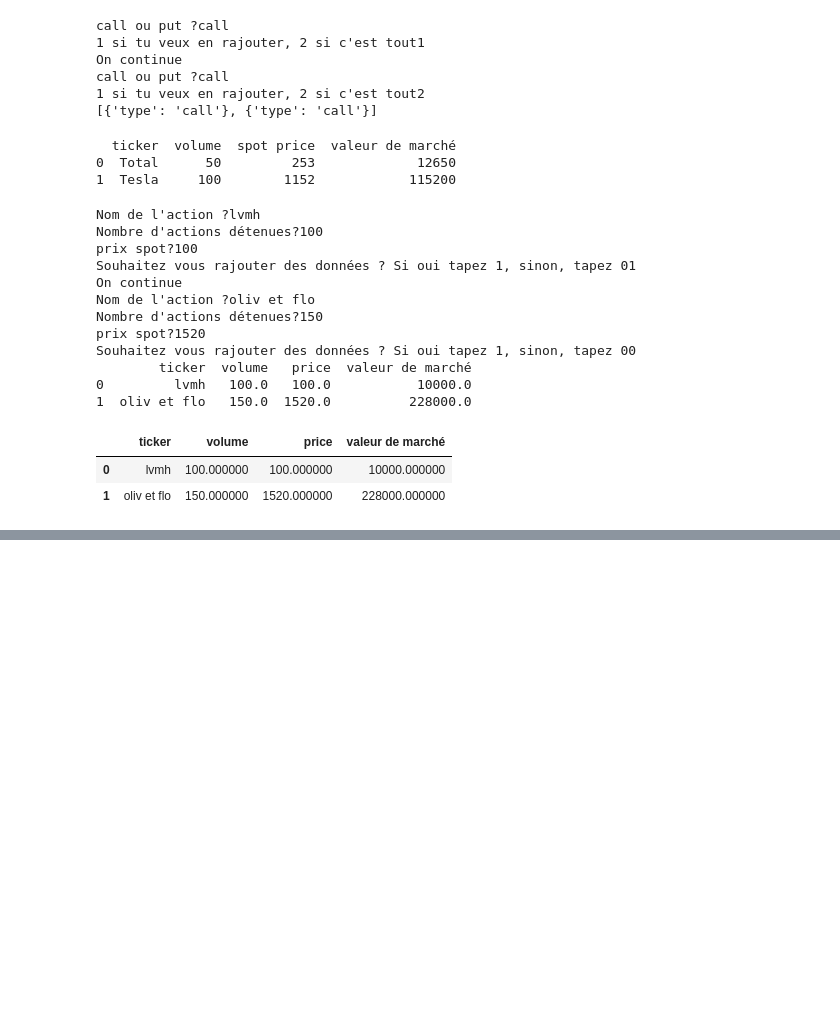
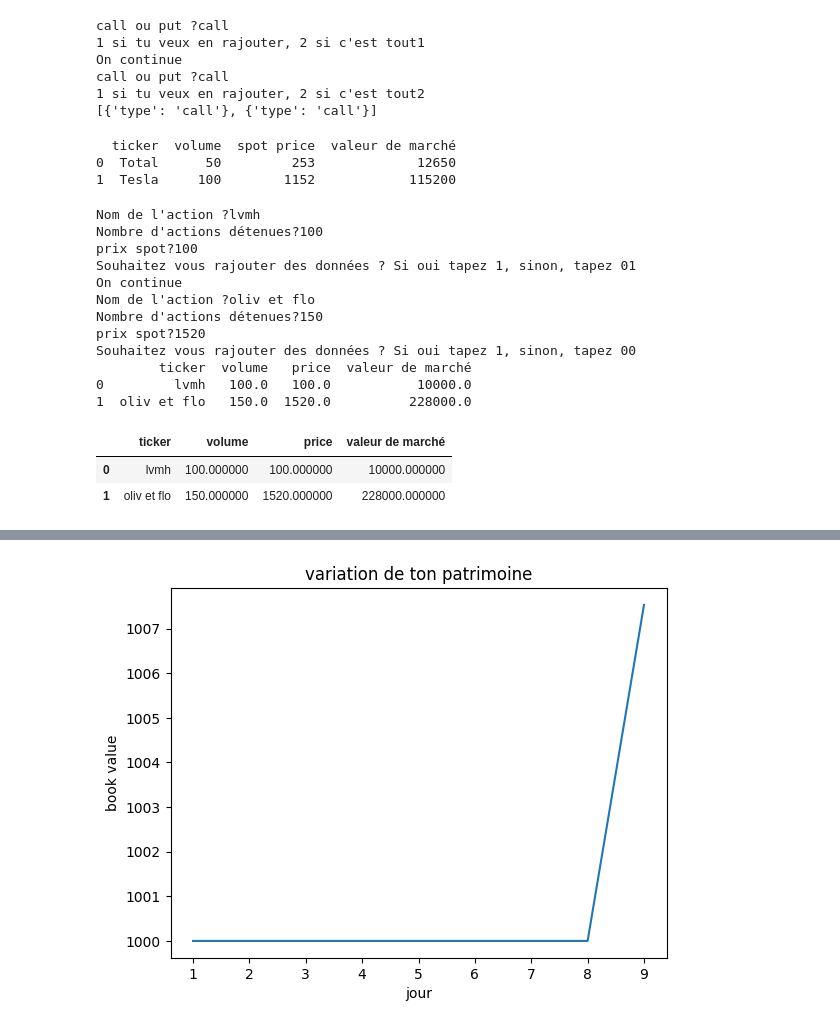
Before and after one commit to fef40/bsm_greeks, a Jupyter notebook: Entrainement.ipynb, the cells around one changed output, grey strips where cells are left out. Drawn from its saved outputs; the diff is of its cells as text; code cells hidden in the pictures; blank space fills up the shorter version.

```diff
--- a/Entrainement.ipynb
+++ b/Entrainement.ipynb
@@ -162,3 +162,21 @@ Souhaitez vous rajouter des données ? Si oui tapez 1, sinon, tapez 00
 |  | ticker | volume | price | valeur de marché |
 | 0 | lvmh | 100.000000 | 100.000000 | 10000.000000 |
 | 1 | oliv et flo | 150.000000 | 1520.000000 | 228000.000000 |
+# %%
+import random
+import time
+
+prix=100
+historique=[prix]
+
+vol=float(input("Quelle est la vol?"))*100
+
+for i in range(5):
+  variation=random.uniform(-vol,vol)
+  prix+=variation
+  historique.append(round(prix,2))
+  print("Prix actuel",round(prix,2))
+  time.sleep(0.1)
+
+for p in historique:
+  print(int(p/5)*"█")
@@ -164,0 +235,76 @@ Souhaitez vous rajouter des données ? Si oui tapez 1, sinon, tapez 00
+# %%
+import random
+import matplotlib.pyplot as plt
+
+prix=100
+argent=1000
+actions=0
+
+net_worth=[]
+net_worth.append(argent + prix*actions)
+
+def journee_de_trading (prix,argent,actions,i):
+  print(f"Tour n°{i+1},Prix:{prix}")
+  print(f"Cash:{argent},Actions:{actions}")
+  choix=input("Acheter ? (a), Vendre ? (v), Conserver ? (c)").strip().lower()
+  if choix=="a" and argent>=prix:
+        actions+=1
+        argent-=prix
+        patrimoine=argent+prix*actions
+        net_worth.append(patrimoine)
+        print("You bought one share you rocky trader ! HODL")
+        print("="*30)
+  elif choix=="v" and actions>0:
+        actions-=1
+        argent+=prix
+        patrimoine=argent+prix*actions
+        net_worth.append(patrimoine)
+        print("You sold one share you bearish wimp...")
+        print("="*30)
+  elif choix=="c":
+        patrimoine=argent+prix*actions
+        net_worth.append(patrimoine)
+        print("You did nothing, passive investor")
+        print("="*30)
+  else:
+        print("tu veux trader et tu n'arrives pas à rentrer la bonne lettre ?")
+  return argent, actions
+
+
+for i in range(10):
+  x=random.gauss(0,1)
+  if x>1.65:
+    print(f"Tour {i+1} ENORME CRASH !")
+    prix-=30
+    argent,actions=journee_de_trading(prix,argent,actions,i)
+
+  elif x<-1.65:
+    print(f"Tour {i+1} Christine Lagarde poste dans r/wallstreetbets :ENORME RUSH BOURSIER !")
+    prix+=30
+    argent,actions=journee_de_trading(prix,argent,actions,i)
+
+  else:
+      variation= random.uniform(-10,10)
+      prix+=variation
+      prix=round(prix,2)
+      argent,actions=journee_de_trading(prix,argent,actions,i)
+
+net_worth_finale=argent+actions*prix
+PNL=net_worth_finale-1000
+print("Ton PNL est de ",PNL)
+if PNL>0:
+  print("Pierre, Pierre Chartier, X2007, Head of Trading Vol et Hybrides")
+else:
+    print("why aye youu gay?")
+
+print("You are now worth",net_worth_finale)
+print(net_worth)
+
+jours=list(range(1, len(net_worth)+1))
+
+plt.plot(jours,net_worth)
+plt.title("variation de ton patrimoine")
+plt.xlabel("jour")
+plt.ylabel("book value")
+plt.show()
+# %% [output]
@@ -164,0 +328 @@ Souhaitez vous rajouter des données ? Si oui tapez 1, sinon, tapez 00
+[figure, added]
```
Also changed, not shown: parts of 4 cells of this notebook.
